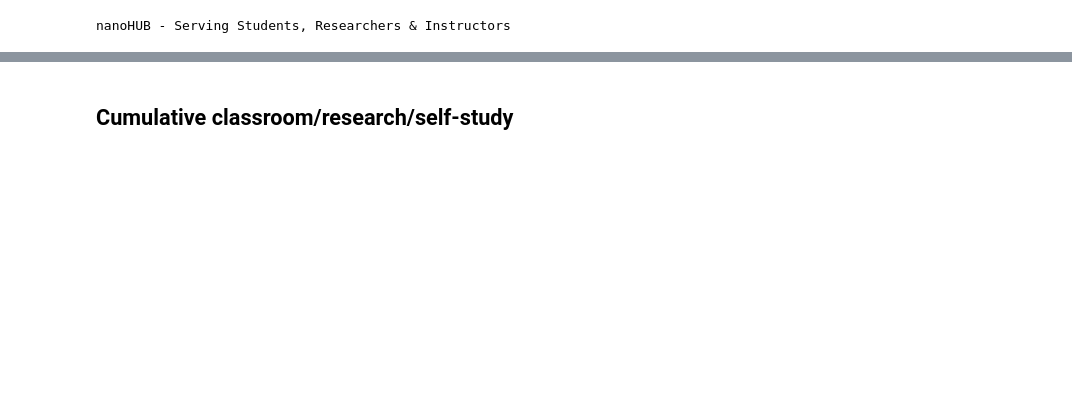
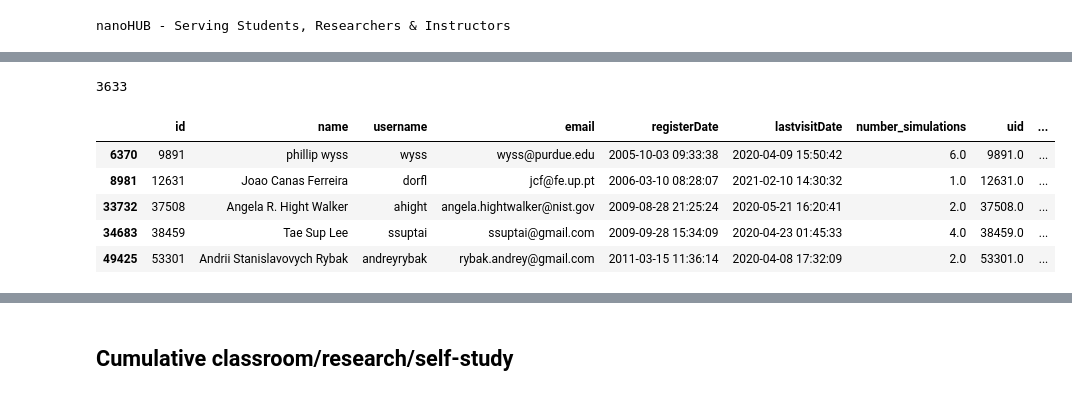
Before and after one commit to saxenap/nanohub, a Jupyter notebook: nanoHUB/pipeline/plotting/SiteVisit2022_simusers_12months-proc_clean_nh.ipynb, the cells around one changed output, grey strips where cells are left out. Cells and saved outputs as stored; diff of their text form; code cells hidden in the pictures; blank space fills up the shorter version.

```diff
--- a/nanoHUB/pipeline/plotting/SiteVisit2022_simusers_12months-proc_clean_nh.ipynb
+++ b/nanoHUB/pipeline/plotting/SiteVisit2022_simusers_12months-proc_clean_nh.ipynb
@@ -16,8 +16,24 @@ from nanoHUB.dataaccess.lake import S3FileMapper
 
 from nanoHUB.clustering.infra import get_mike_only_clustered_users, get_xufeng_only_clustered_users, get_mike_xufeng_clustered_users
 from nanoHUB.clustering.infra import create_clusters_repository, add_cluster_info, get_all_clustered_users, get_all_self_study_users, get_all_self_identified_users
+from nanoHUB.clustering.infra import get_user_tools, get_clustered_one_day_users, get_unclassified_one_day_users
 from nanoHUB.dataaccess.lake import new_session_lifetime_calculator
 
+pd.set_option('display.max_columns', None)
+
+# logger.debug('Testing')
 application = Application.get_instance('DEBUG')
+# application = Application.get_instance()
+nanohub_db = application.new_db_engine('nanohub')
+
+#salesforce = application.new_salesforce_engine()
+
+s3_client = get_default_s3_client(application)
+raw_mapper = S3FileMapper(s3_client, ClusteringConfiguration().bucket_name_raw)
+processed_mapper = S3FileMapper(s3_client, ClusteringConfiguration().bucket_name_processed)
+
+cluster_repo = create_clusters_repository(application, ClusteringConfiguration().bucket_name_processed)
+
+derived_data_file_path = 'derived_data_for_users_with_one_day_users.csv'
 # %% [output]
 nanoHUB - Serving Students, Researchers & Instructors
@@ -23,0 +58,14 @@ nanoHUB - Serving Students, Researchers & Instructors
+# %%
+classified_one_day_users_df = get_clustered_one_day_users(processed_mapper)
+
+display(len(classified_one_day_users_df))
+display(classified_one_day_users_df.head())
+display(classified_one_day_users_df.tail())
+# %% [output]
+3633
+|  | id | name | username | email | registerDate | lastvisitDate | number_simulations | uid | ... |
+| 6370 | 9891 | phillip wyss | wyss | wyss@purdue.edu | 2005-10-03 09:33:38 | 2020-04-09 15:50:42 | 6.0 | 9891.0 | ... |
+| 8981 | 12631 | Joao Canas Ferreira | dorfl | jcf@fe.up.pt | 2006-03-10 08:28:07 | 2021-02-10 14:30:32 | 1.0 | 12631.0 | ... |
+| 33732 | 37508 | Angela R. Hight Walker | ahight | angela.hightwalker@nist.gov | 2009-08-28 21:25:24 | 2020-05-21 16:20:41 | 2.0 | 37508.0 | ... |
+| 34683 | 38459 | Tae Sup Lee | ssuptai | ssuptai@gmail.com | 2009-09-28 15:34:09 | 2020-04-23 01:45:33 | 4.0 | 38459.0 | ... |
+| 49425 | 53301 | Andrii Stanislavovych Rybak | andreyrybak | rybak.andrey@gmail.com | 2011-03-15 11:36:14 | 2020-04-08 17:32:09 | 2.0 | 53301.0 | ... |
```
Also changed, not shown: parts of 38 cells of this notebook.
